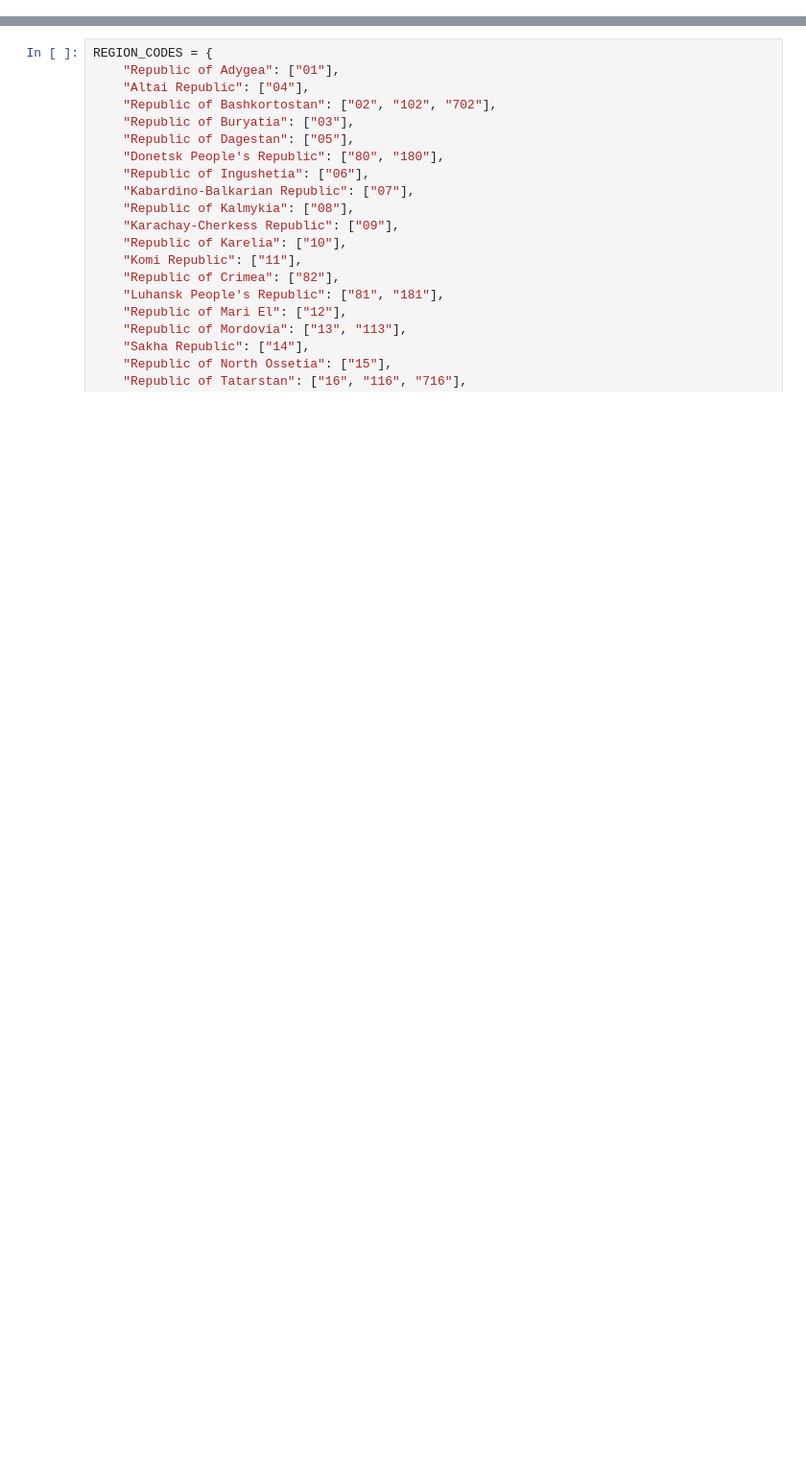
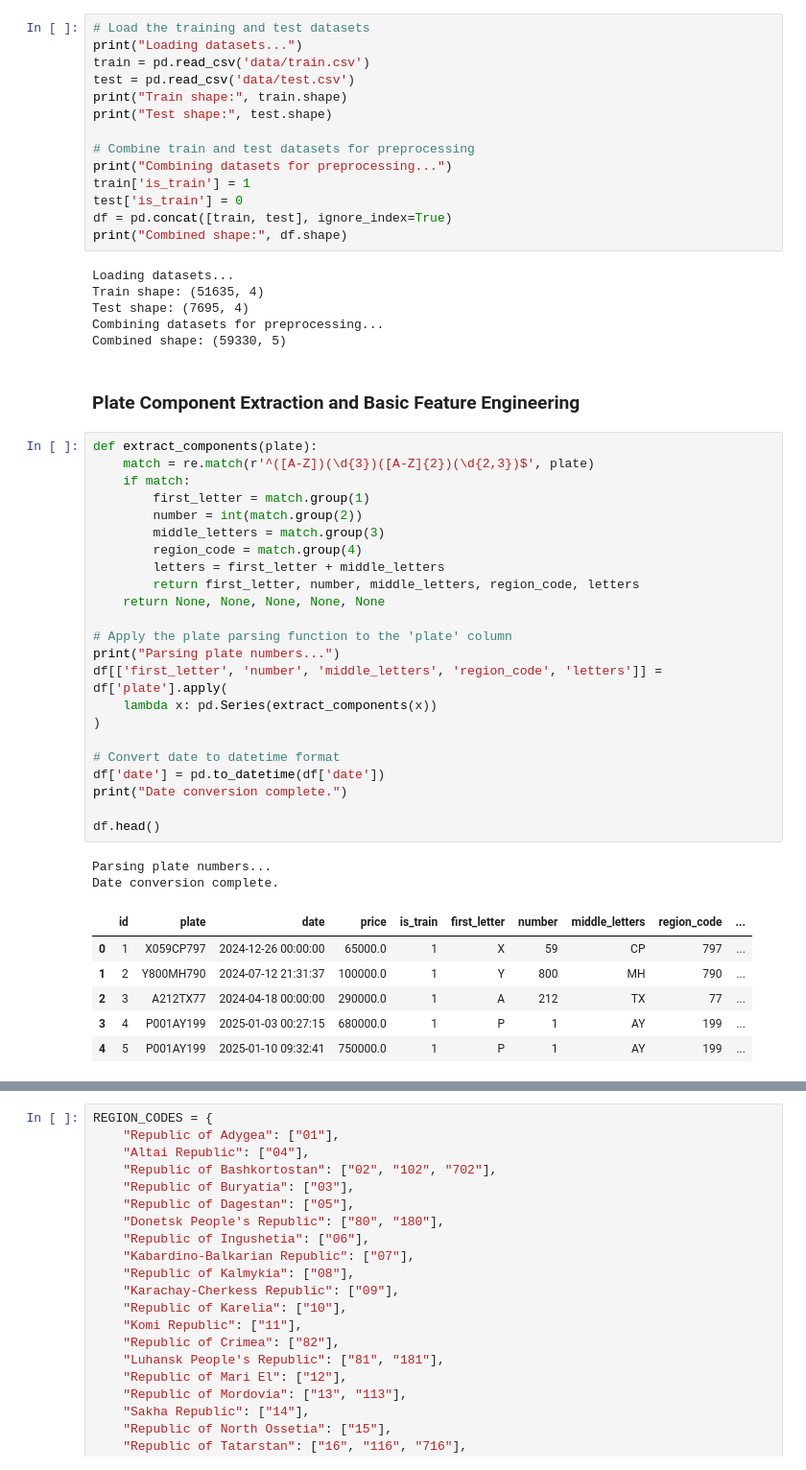
Before and after one commit to theadityamittal/russian-car-plates, a Jupyter notebook: data_exploration.ipynb, the cells around one changed output, grey strips where cells are left out. Shown at 96% size. Drawn from its saved outputs; the diff is of its cells as text; blank space fills up the shorter version.

Commit message:
Deep Data Exploration, Feature Engineering

```diff
--- a/data_exploration.ipynb
+++ b/data_exploration.ipynb
@@ -39,0 +16,54 @@ Train date range: 2021-02-01 00:00:00 to 2025-02-01 00:00:00
+# %%
+# Load the training and test datasets
+print("Loading datasets...")
+train = pd.read_csv('data/train.csv')
+test = pd.read_csv('data/test.csv')
+print("Train shape:", train.shape)
+print("Test shape:", test.shape)
+
+# Combine train and test datasets for preprocessing
+print("Combining datasets for preprocessing...")
+train['is_train'] = 1
+test['is_train'] = 0
+df = pd.concat([train, test], ignore_index=True)
+print("Combined shape:", df.shape)
+# %% [output]
+Loading datasets...
+Train shape: (51635, 4)
+Test shape: (7695, 4)
+Combining datasets for preprocessing...
+Combined shape: (59330, 5)
+# %% [markdown]
+### Plate Component Extraction and Basic Feature Engineering
+# %%
+def extract_components(plate):
+    match = re.match(r'^([A-Z])(\d{3})([A-Z]{2})(\d{2,3})$', plate)
+    if match:
+        first_letter = match.group(1)
+        number = int(match.group(2))
+        middle_letters = match.group(3)
+        region_code = match.group(4)
+        letters = first_letter + middle_letters
+        return first_letter, number, middle_letters, region_code, letters
+    return None, None, None, None, None
+
+# Apply the plate parsing function to the 'plate' column
+print("Parsing plate numbers...")
+df[['first_letter', 'number', 'middle_letters', 'region_code', 'letters']] = df['plate'].apply(
+    lambda x: pd.Series(extract_components(x))
+)
+
+# Convert date to datetime format
+df['date'] = pd.to_datetime(df['date'])
+print("Date conversion complete.")
+
+df.head()
+# %% [output]
+Parsing plate numbers...
+Date conversion complete.
+|  | id | plate | date | price | is_train | first_letter | number | middle_letters | region_code | ... |
+| 0 | 1 | X059CP797 | 2024-12-26 00:00:00 | 65000.0 | 1 | X | 59 | CP | 797 | ... |
+| 1 | 2 | Y800MH790 | 2024-07-12 21:31:37 | 100000.0 | 1 | Y | 800 | MH | 790 | ... |
+| 2 | 3 | A212TX77 | 2024-04-18 00:00:00 | 290000.0 | 1 | A | 212 | TX | 77 | ... |
+| 3 | 4 | P001AY199 | 2025-01-03 00:27:15 | 680000.0 | 1 | P | 1 | AY | 199 | ... |
+| 4 | 5 | P001AY199 | 2025-01-10 09:32:41 | 750000.0 | 1 | P | 1 | AY | 199 | ... |
```
Also changed, not shown: parts of 34 cells of this notebook, 2 other files.
